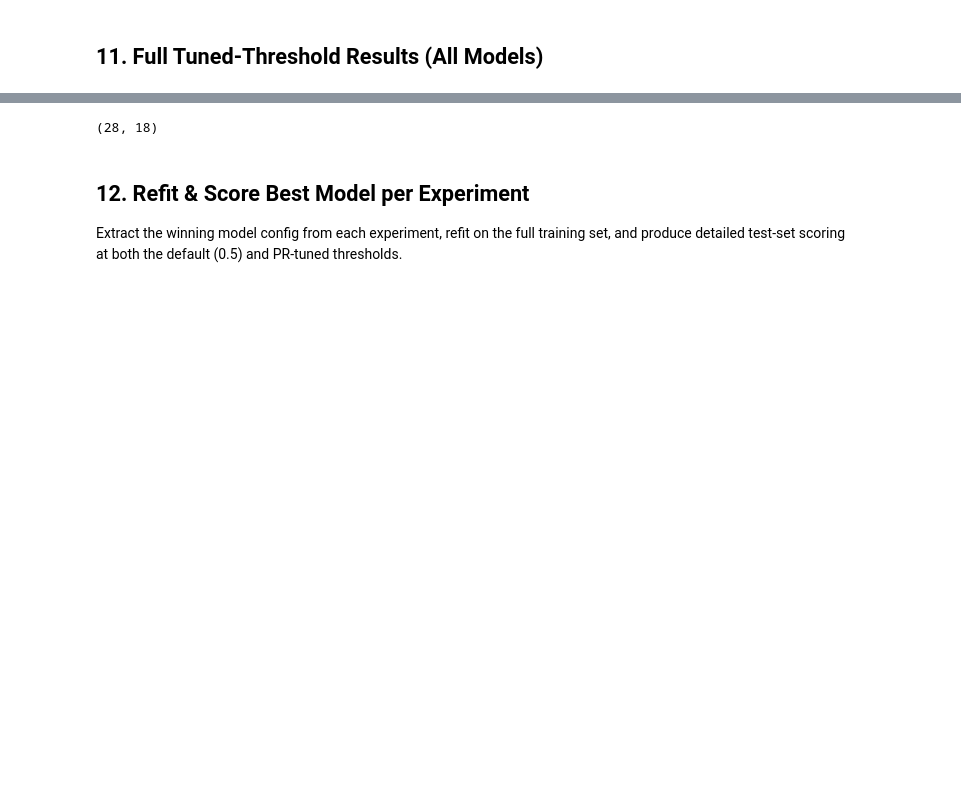
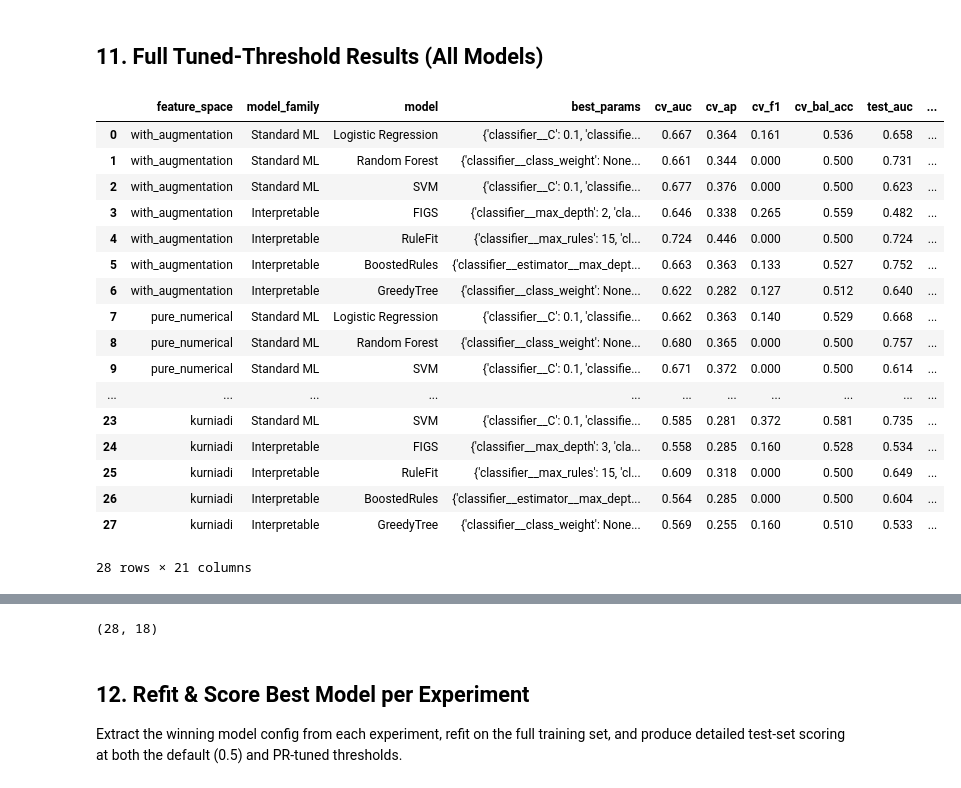
Before and after one commit to AlexandrosMiteloudis/DAMA_Hackathon, a Jupyter notebook: notebooks/final_experiments.ipynb, the cells around one changed output, grey strips where cells are left out. Drawn from its saved outputs; the diff is of its cells as text; code cells hidden in the pictures; blank space fills up the shorter version.

```diff
--- a/notebooks/final_experiments.ipynb
+++ b/notebooks/final_experiments.ipynb
@@ -584,5 +611,26 @@ Exported to (Project root)/results/best_config_per_experiment.csv
 # %% [markdown]
 ## 11. Full Tuned-Threshold Results (All Models)
+# %%
+df_all_tuned
+# %% [output]
+|  | feature_space | model_family | model | best_params | cv_auc | cv_ap | cv_f1 | cv_bal_acc | test_auc | ... |
+| 0 | with_augmentation | Standard ML | Logistic Regression | {'classifier__C': 0.1, 'classifie... | 0.667 | 0.364 | 0.161 | 0.536 | 0.658 | ... |
+| 1 | with_augmentation | Standard ML | Random Forest | {'classifier__class_weight': None... | 0.661 | 0.344 | 0.000 | 0.500 | 0.731 | ... |
+| 2 | with_augmentation | Standard ML | SVM | {'classifier__C': 0.1, 'classifie... | 0.677 | 0.376 | 0.000 | 0.500 | 0.623 | ... |
+| 3 | with_augmentation | Interpretable | FIGS | {'classifier__max_depth': 2, 'cla... | 0.646 | 0.338 | 0.265 | 0.559 | 0.482 | ... |
+| 4 | with_augmentation | Interpretable | RuleFit | {'classifier__max_rules': 15, 'cl... | 0.724 | 0.446 | 0.000 | 0.500 | 0.724 | ... |
+| 5 | with_augmentation | Interpretable | BoostedRules | {'classifier__estimator__max_dept... | 0.663 | 0.363 | 0.133 | 0.527 | 0.752 | ... |
+| 6 | with_augmentation | Interpretable | GreedyTree | {'classifier__class_weight': None... | 0.622 | 0.282 | 0.127 | 0.512 | 0.640 | ... |
+| 7 | pure_numerical | Standard ML | Logistic Regression | {'classifier__C': 0.1, 'classifie... | 0.662 | 0.363 | 0.140 | 0.529 | 0.668 | ... |
+| 8 | pure_numerical | Standard ML | Random Forest | {'classifier__class_weight': None... | 0.680 | 0.365 | 0.000 | 0.500 | 0.757 | ... |
+| 9 | pure_numerical | Standard ML | SVM | {'classifier__C': 0.1, 'classifie... | 0.671 | 0.372 | 0.000 | 0.500 | 0.614 | ... |
+| ... | ... | ... | ... | ... | ... | ... | ... | ... | ... | ... |
+| 23 | kurniadi | Standard ML | SVM | {'classifier__C': 0.1, 'classifie... | 0.585 | 0.281 | 0.372 | 0.581 | 0.735 | ... |
+| 24 | kurniadi | Interpretable | FIGS | {'classifier__max_depth': 3, 'cla... | 0.558 | 0.285 | 0.160 | 0.528 | 0.534 | ... |
+| 25 | kurniadi | Interpretable | RuleFit | {'classifier__max_rules': 15, 'cl... | 0.609 | 0.318 | 0.000 | 0.500 | 0.649 | ... |
+| 26 | kurniadi | Interpretable | BoostedRules | {'classifier__estimator__max_dept... | 0.564 | 0.285 | 0.000 | 0.500 | 0.604 | ... |
+| 27 | kurniadi | Interpretable | GreedyTree | {'classifier__class_weight': None... | 0.569 | 0.255 | 0.160 | 0.510 | 0.533 | ... |
+28 rows × 21 columns
 # %%
 # Merge tuned thresholds into the full results table
 df_all_tuned = df_results.merge(
```
Also changed, not shown: parts of 22 cells of this notebook.
